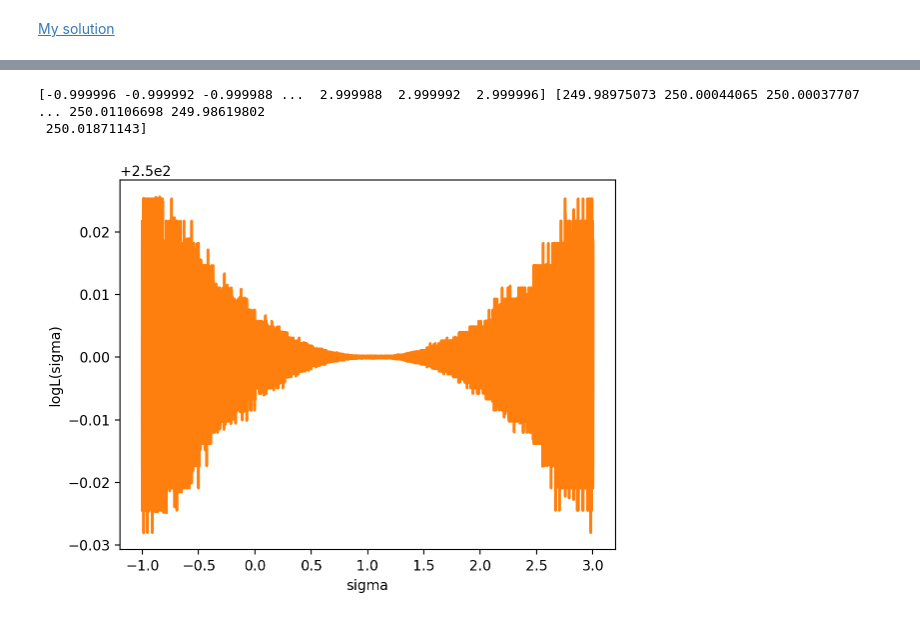
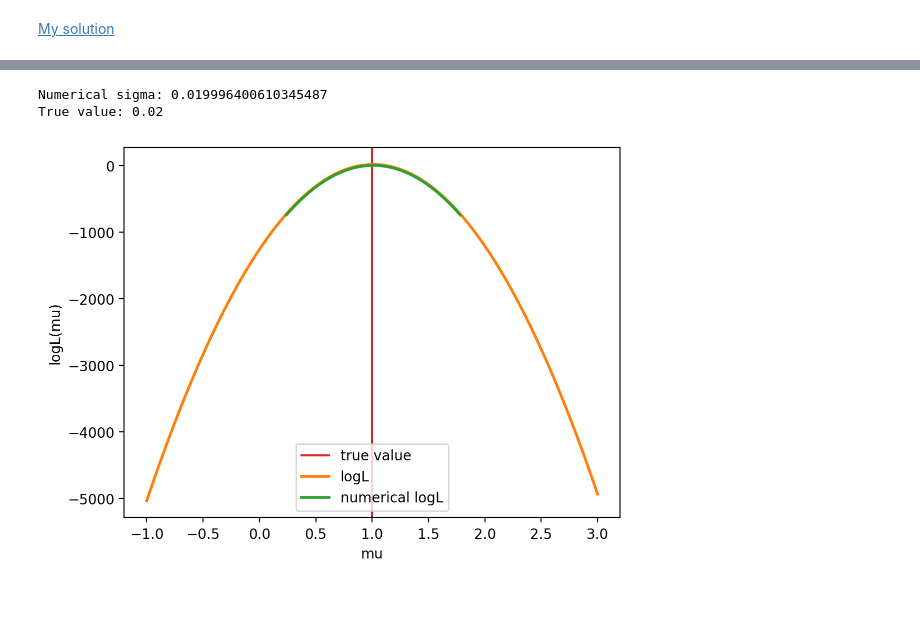
Before and after one commit to aadufour/astrostatistics_bicocca_2025, a Jupyter notebook: lectures/L05_frequentist.ipynb, the cells around one changed output, grey strips where cells are left out. Drawn from its saved outputs; the diff is of its cells as text; code cells hidden in the pictures.

```diff
--- a/lectures/L05_frequentist.ipynb
+++ b/lectures/L05_frequentist.ipynb
@@ -520,7 +520,7 @@ import matplotlib.pyplot as plt
 from scipy import stats
 from scipy import interpolate
 
-N=10
+N=100
 N_points = 1000000
 mu=1.0
 sigma=0.2
@@ -556,6 +556,6 @@ print(max_logL, mu_MLE, mu)
 plt.xlabel("mu")
 plt.ylabel("logL(mu)")
 
-plt.plot(xgrid, L, lw=2)
+plt.plot(xgrid, logL, lw=2)
 plt.show()
 # %% [output]
@@ -616,32 +614,32 @@ if False:
 # %%
 #Fisher matrix!
 #second order differentiation
 dy_dx = np.diff(logL) / np.diff(xgrid)
 x_mid = (xgrid[:-1] + xgrid[1:]) / 2
 d2y_dx2 = np.diff(dy_dx) / np.diff(x_mid)
 Fisher = - d2y_dx2
 x_second_mid = (x_mid[:-1] + x_mid[1:]) / 2
 
-print(x_second_mid, Fisher)
 
-plt.plot(x_second_mid, Fisher, lw=2, color="C1")
+max_Fisher = np.max(Fisher)
 
-plt.xlabel("sigma")
-plt.ylabel("logL(sigma)")
+Var = 1 / max_Fisher
+sigma_mu = np.sqrt(Var)
 
-# scipy.interpolate.interp1d(x_second_mid, Fisher)
+print(f"Numerical sigma: {sigma_mu}\nTrue value: {sigma/np.sqrt(N)}")
+
+#PLOTTING
+plt.axvline(mu, color="C3", label="true value")
 
 
+plt.xlabel("mu")
+plt.ylabel("logL(mu)")
 
-
-# Var = np.sqrt(-d2y_dx2[np.argsort(-d2y_dx2[-1])])
-# sigma = np.sqrt(Var)
-
-#plotting
-# plt.plot(xgrid, L, lw=2, color="C1", label="likelihood")
-# plt.plot(xgrid, stats.norm(mu, sigma).pdf(xgrid) * 10, lw=2, color="C2", label="likelihood")
+plt.plot(xgrid, logL, lw=2, color="C1", label="logL")
+plt.plot(xgrid, np.log(scipy.stats.norm(max_logL, sigma_mu).pdf(xgrid)), lw=2, color="C2", label="numerical logL")
+plt.legend()
 plt.show()
 # %% [output]
-[-0.999996 -0.999992 -0.999988 ...  2.999988  2.999992  2.999996] [249.98975073 250.00044065 250.00037707 ... 250.01106698 249.98619802
- 250.01871143]
+Numerical sigma: 0.019996400610345487
+True value: 0.02
-[figure, old version]
+[figure, new version]
```
Also changed, not shown: parts of 5 cells of this notebook.
